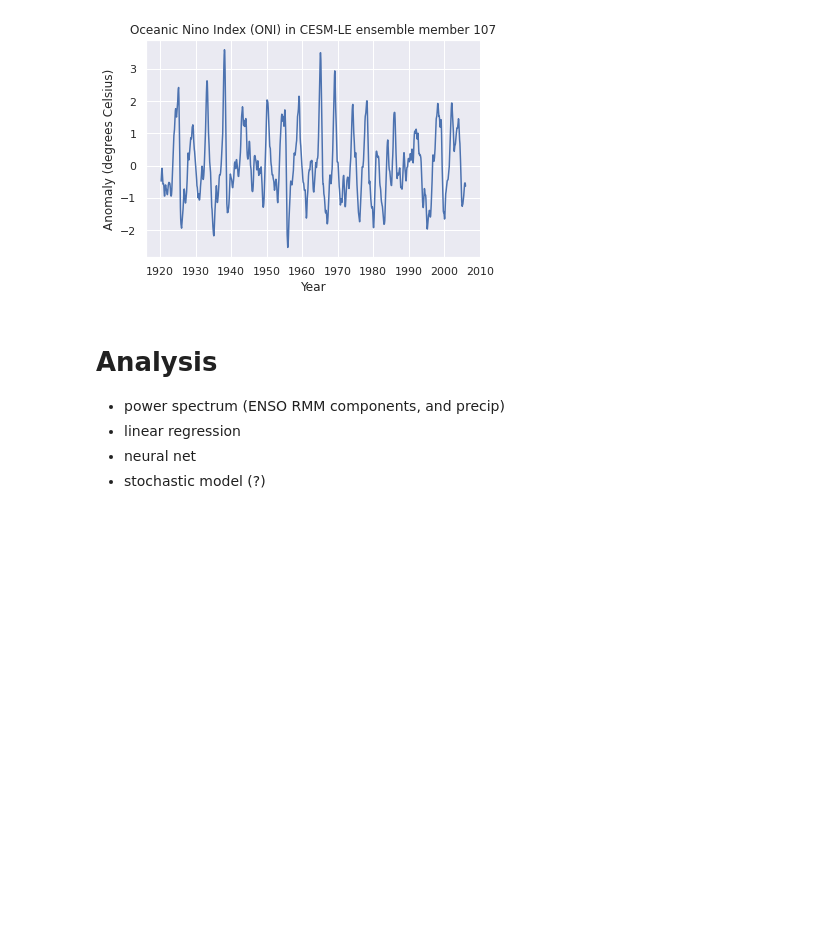
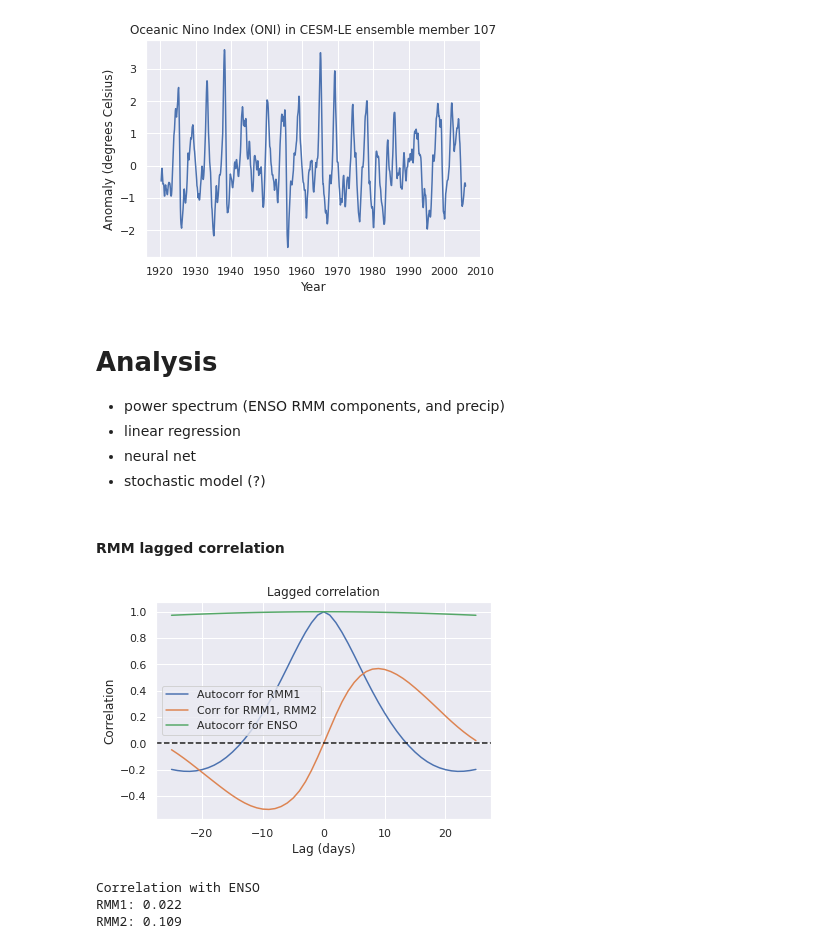
Before and after one commit to ktcarr/12.805, a Jupyter notebook: mjo-analysis_era-interim.ipynb, the cells around one changed output. Drawn from its saved outputs; the diff is of its cells as text; code cells hidden in the pictures; blank space fills up the shorter version.

Commit message:
Lagged autocorrelation

```diff
--- a/mjo-analysis_era-interim.ipynb
+++ b/mjo-analysis_era-interim.ipynb
@@ -475,3 +473,63 @@ plt.show()
 - linear regression
 - neural net
 - stochastic model (?)
+# %% [markdown]
+#### RMM lagged correlation
+# %%
+def get_rho(x1, x2):
+    '''Function to get correlation coefficient for 2 timeseries'''
+    x = np.stack([x1,x2], axis=1)
+    cov = (x.T @ x) / (len(x)-1)
+    rho = cov[0,1] / np.prod(np.sqrt(np.diag(cov)))
+    return rho
+def get_lagged_autocorr(x, lags=np.arange(1,26)):
+    '''Get lagged autocorrelation for time series, and reflect about t=0'''
+    rho = []
+    for lag in lags:
+        x1 = x[:-lag]
+        x2 = x[lag:]
+        rho.append(get_rho(x1,x2))
+    rho = list(reversed(rho))+ [1.] + rho # reflect about y-axis
+    return rho
+def get_lagged_corr(x1, x2, lags=np.arange(-25,26)):
+    '''Get lagged correlation for two time series'''
+    rho = []
+    for lag in lags:
+        if lag==0:
+            y1 = x1
+            y2 = x2
+        elif lag<0:
+            y1 = x1[-lag:]
+            y2 = x2[:lag]
+        else:
+            y1 = x1[:-lag]
+            y2 = x2[lag:]
+        rho.append(get_rho(y1,y2))
+    return rho
+
+rmm1_rho = get_lagged_autocorr(rmm1)
+rmm2_rho = get_lagged_autocorr(rmm2)
+rmm1_rmm2_rho = get_lagged_corr(rmm1,rmm2)
+enso_rho = get_lagged_autocorr(oni_daily)
+
+# Lagged correlation plots
+fig,ax = plt.subplots()
+ax.plot(np.arange(-25,26), rmm1_rho, label = r'Autocorr for RMM1')
+# ax.plot(np.arange(-25,26), rmm2_rho, label = r'Autocorr for RMM2')
+ax.plot(np.arange(-25,26), rmm1_rmm2_rho, label = r'Corr for RMM1, RMM2')
+ax.plot(np.arange(-25,26), enso_rho, label = r'Autocorr for ENSO')
+ax.axhline(y=0, linestyle='--', color='k')
+ax.set_xlabel('Lag (days)')
+ax.set_ylabel('Correlation')
+ax.set_title('Lagged correlation')
+ax.legend()
+plt.show()
+
+print('Correlation with ENSO')
+print(f'RMM1: {get_rho(rmm1, oni_daily.sel(time=slice("1979-06-29",None))):.3f}')
+print(f'RMM2: {get_rho(rmm2, oni_daily.sel(time=slice("1979-06-29",None))):.3f}')
+# %% [output]
+[figure, added]
+Correlation with ENSO
+RMM1: 0.022
+RMM2: 0.109
```
Also changed, not shown: parts of 1 cell of this notebook.
